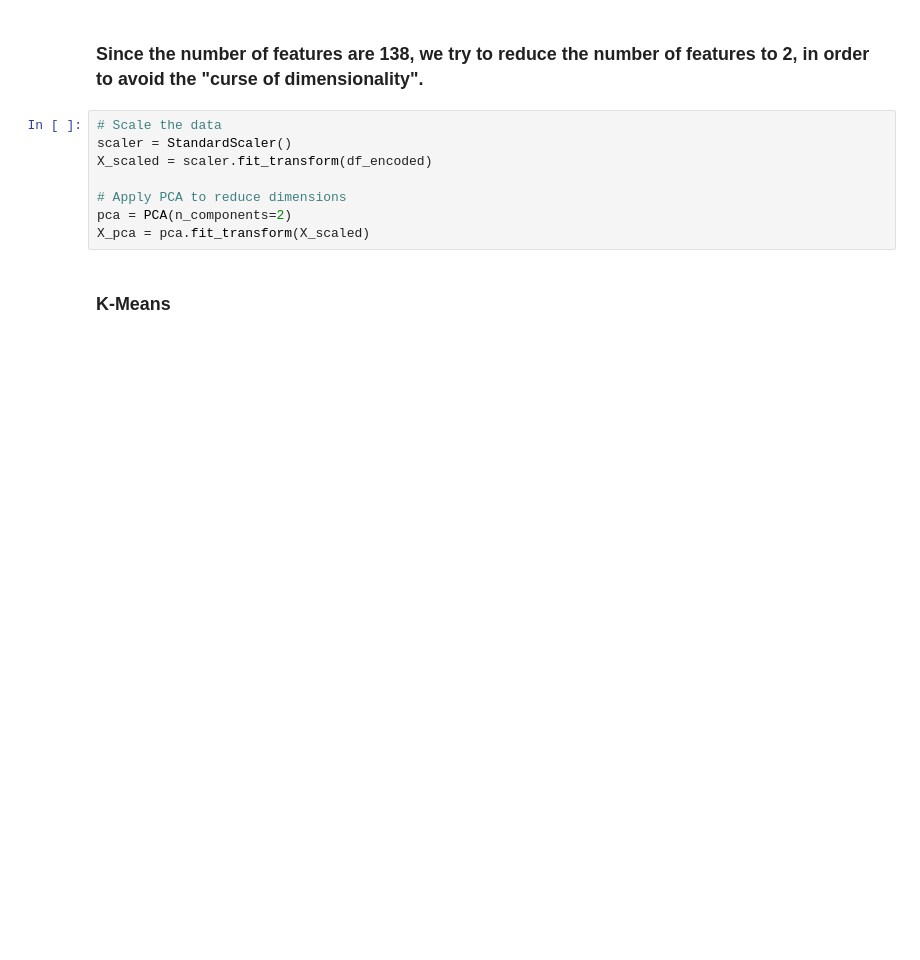
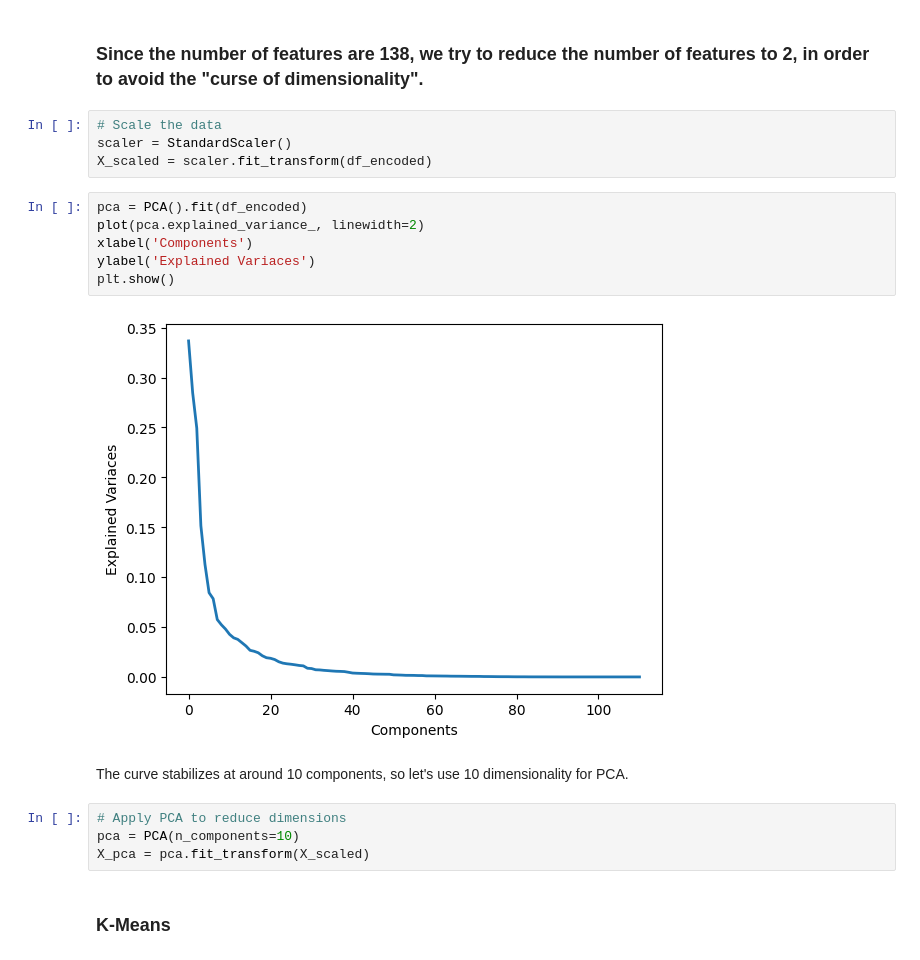
Before and after one commit to sujayrittikar/AML_Assignment_1, a Jupyter notebook: clustering.ipynb, the cells around one changed output. Drawn from its saved outputs; the diff is of its cells as text; blank space fills up the shorter version.

```diff
--- a/clustering.ipynb
+++ b/clustering.ipynb
@@ -93,10 +94,20 @@ df_encoded.head()
 # Scale the data
 scaler = StandardScaler()
 X_scaled = scaler.fit_transform(df_encoded)
-
-# Apply PCA to reduce dimensions
-pca = PCA(n_components=2)
-X_pca = pca.fit_transform(X_scaled)
+# %%
+pca = PCA().fit(df_encoded)
+plot(pca.explained_variance_, linewidth=2)
+xlabel('Components')
+ylabel('Explained Variaces')
+plt.show()
+# %% [output]
+[figure, added]
+# %% [markdown]
+The curve stabilizes at around 10 components, so let's use 10 dimensionality for PCA.
+# %%
+# Apply PCA to reduce dimensions
+pca = PCA(n_components=10)
+X_pca = pca.fit_transform(X_scaled)
 # %% [markdown]
 ### K-Means
 # %%
```
Also changed, not shown: parts of 13 cells of this notebook, 2 other files.
